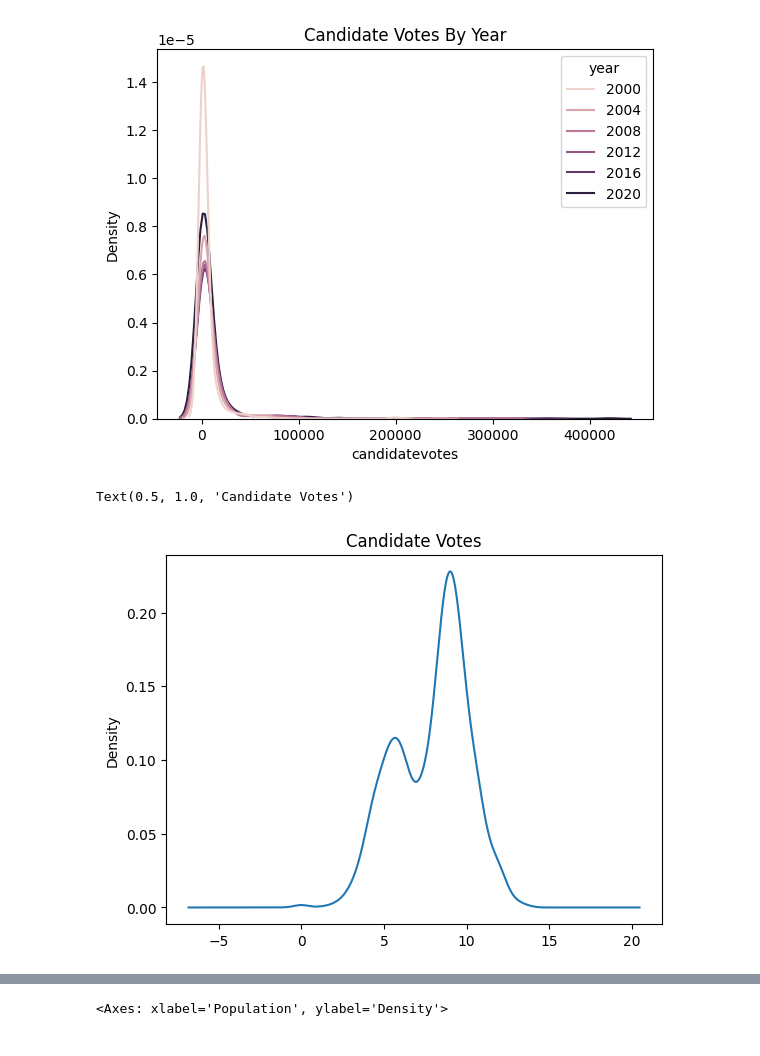
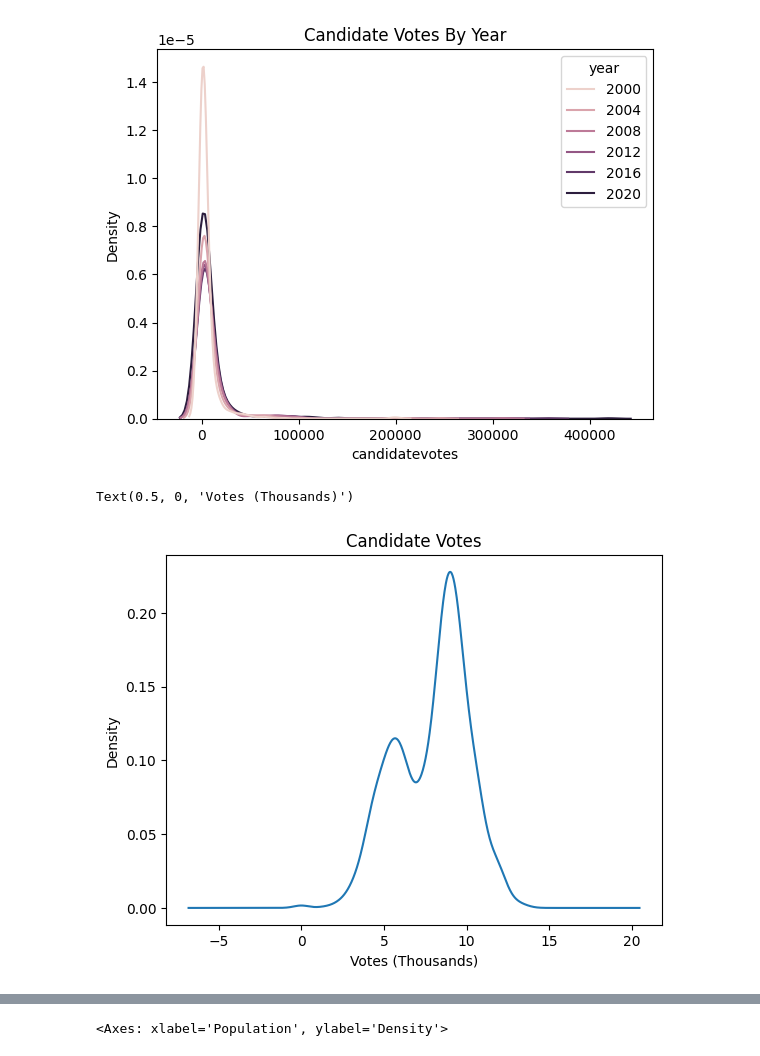
Before and after one commit to kelseymatsik/project_voting, a Jupyter notebook: Visuals_Density_Plots.ipynb, the cells around one changed output, grey strips where cells are left out. Cells and saved outputs as stored; diff of their text form; code cells hidden in the pictures.

```diff
--- a/Visuals_Density_Plots.ipynb
+++ b/Visuals_Density_Plots.ipynb
@@ -43,10 +43,11 @@ Text(0.5, 1.0, 'Candidate Votes By Year')
 # %%
 var = 'cvotes_arcsinh'
 df[var].plot.density() # That looks pretty bad
 plt.title('Candidate Votes')
+plt.xlabel('Votes (Thousands)')
 # %% [output]
-Text(0.5, 1.0, 'Candidate Votes')
+Text(0.5, 0, 'Votes (Thousands)')
-[figure, old version]
+[figure, new version]
 # %%
 var = 'tvotes_arcsinh'
 df[var].plot.density() # That looks pretty bad
```
Also changed, not shown: parts of 10 cells of this notebook.
